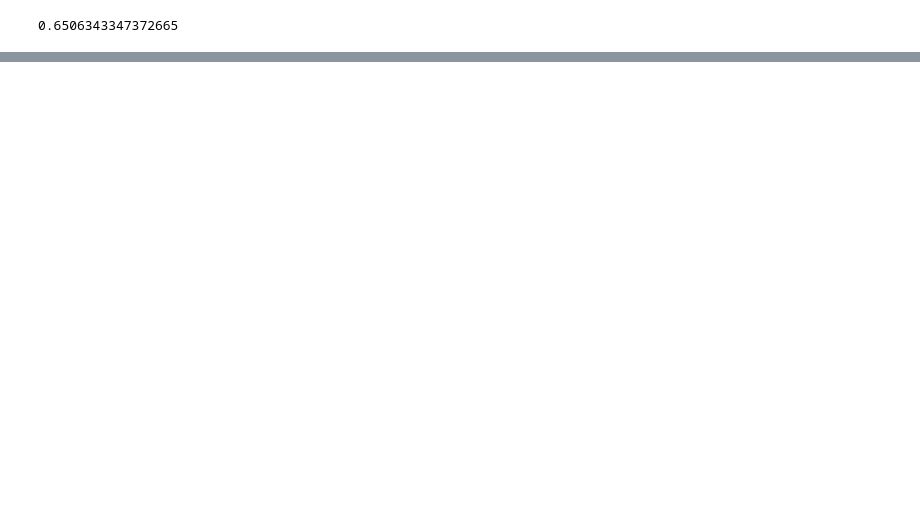
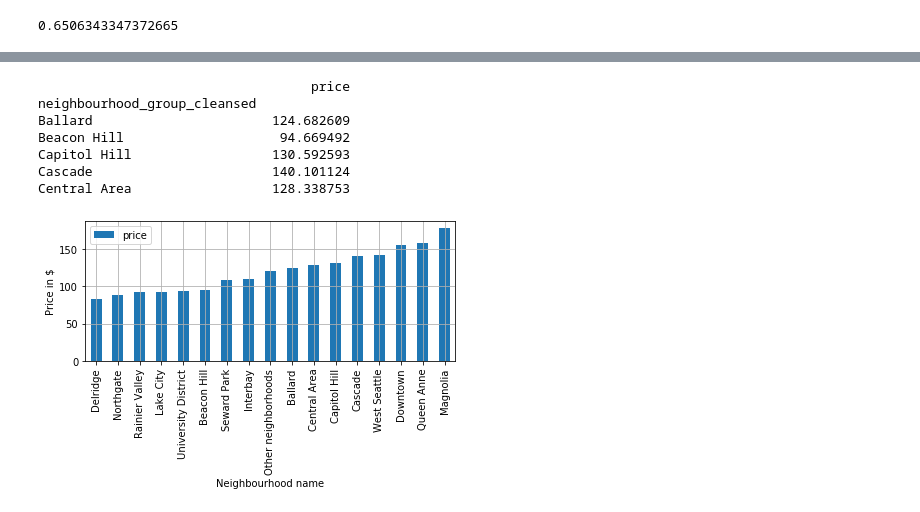
Before and after one commit to pm2111/Airbnb, a Jupyter notebook: Udacity Project 4.ipynb, the cells around one changed output, grey strips where cells are left out. Cells and saved outputs as stored; diff of their text form; code cells hidden in the pictures; blank space fills up the shorter version.

```diff
--- a/Udacity Project 4.ipynb
+++ b/Udacity Project 4.ipynb
@@ -110,0 +140,18 @@ coeff_df.plot.bar(rot=40,figsize=[15,10],fontsize=5)
+# %%
+#Plot the price range per neighborhood
+price_neighbourhood = df.groupby(['neighbourhood_group_cleansed']).agg({'price':'mean'})
+print(price_neighbourhood.head())
+price_neighbourhood_sorted=price_neighbourhood.sort_values(by=['price']) #arange from min to max
+price_neighbourhood_sorted.plot.bar(grid=True)
+plt.ylabel('Price in $')
+plt.xlabel('Neighbourhood name')
+plt.tight_layout()
+# %% [output]
+                                   price
+neighbourhood_group_cleansed
+Ballard                       124.682609
+Beacon Hill                    94.669492
+Capitol Hill                  130.592593
+Cascade                       140.101124
+Central Area                  128.338753
+[figure, added]
```
Also changed, not shown: parts of 14 cells of this notebook.
